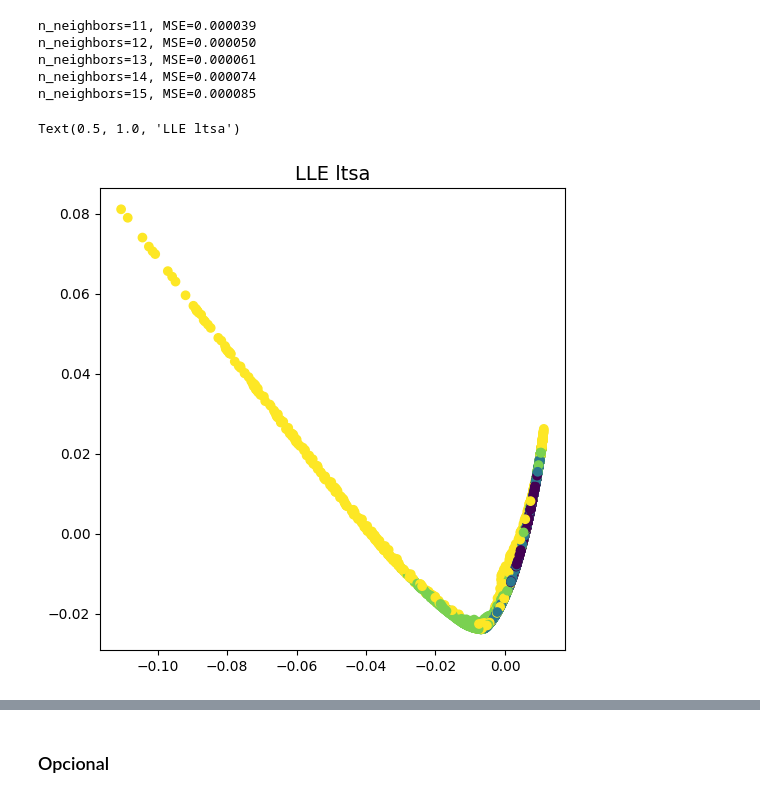
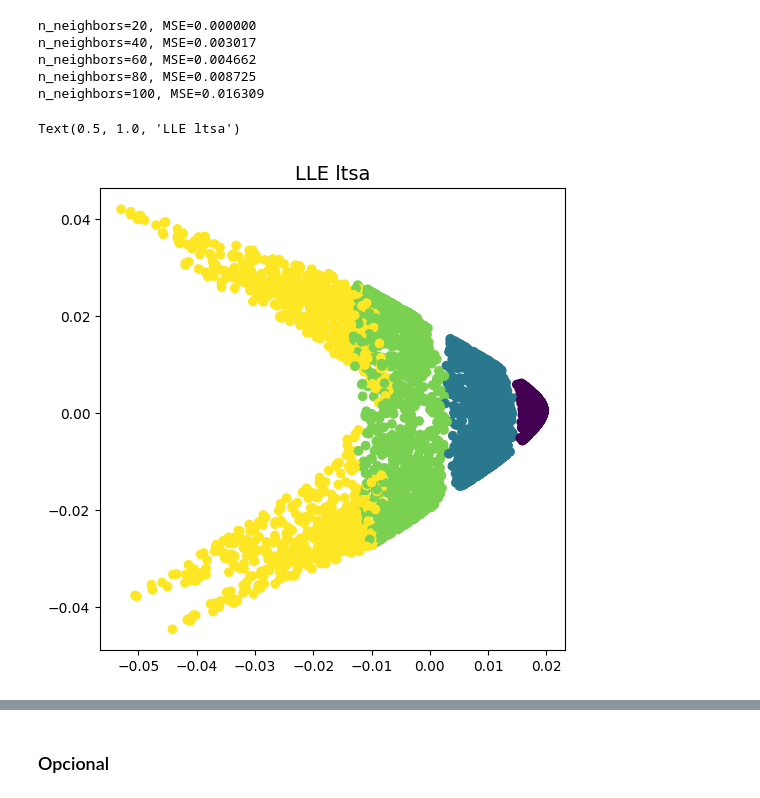
Before and after one commit to UO294431/NegocioPL, a Jupyter notebook: PL4/practica4.ipynb, the cells around one changed output, grey strips where cells are left out. Drawn from its saved outputs; the diff is of its cells as text; code cells hidden in the pictures.

```diff
--- a/PL4/practica4.ipynb
+++ b/PL4/practica4.ipynb
@@ -171,6 +172,8 @@ def sammon(x, n, display = 1, inputdist = 'raw', maxhalves = 20, maxiter = 500,
 data = pd.read_excel("4000datosSimuladosEnergia.xlsx")
 sr_points = data.iloc[:, :-1]
 sr_color = data.iloc[:, -1]
+std = StandardScaler()
+sr_points = std.fit_transform(sr_points)
 # %%
 fig = plt.figure(figsize=(6,6))
 k = 8
@@ -199,7 +202,7 @@ params = {
 }
 # %%
 mse_list = []
-for n in range (11,16,1):
+for n in range (20,101,20):
     n_neighbors = n  # neighborhood which is used to recover the locally linear structure
     n_components = 2  # number of coordinates for the manifold
     params = {
@@ -214,39 +217,39 @@ for n in range (11,16,1):
     X = model.fit_transform(points)
 
     mse = model.reconstruction_error_
     mse_list.append(mse)
     print(f"n_neighbors={n}, MSE={mse:.6f}")
 
 min = 1
 for i in range(len(mse_list)):
     if mse_list[i] < min:
         min = n+11
 
 n_neighbors = min  # neighborhood which is used to recover the locally linear structure
 n_components = 2  # number of coordinates for the manifold
 params = {
     "n_neighbors": n_neighbors,
     "n_components": n_components,
     "eigen_solver": "auto",
     "random_state": 0,
 }
 points = sr_points.copy()
 color = sr_color.copy()
 model = manifold.LocallyLinearEmbedding(method="ltsa", **params)
 X = model.fit_transform(points)
 
 fig = plt.figure(figsize=(6,6))
 ax = fig.add_subplot(1, 1, 1)
 ax.scatter(X[:, 0], X[:, 1], c=color)
 ax.set_title('LLE ltsa', size=14)
 # %% [output]
-n_neighbors=11, MSE=0.000039
-n_neighbors=12, MSE=0.000050
-n_neighbors=13, MSE=0.000061
-n_neighbors=14, MSE=0.000074
-n_neighbors=15, MSE=0.000085
+n_neighbors=20, MSE=0.000000
+n_neighbors=40, MSE=0.003017
+n_neighbors=60, MSE=0.004662
+n_neighbors=80, MSE=0.008725
+n_neighbors=100, MSE=0.016309
 Text(0.5, 1.0, 'LLE ltsa')
-[figure, old version]
+[figure, new version]
 # %%
 points = sr_points.copy()
 color = sr_color.copy()
```
Also changed, not shown: parts of 7 cells of this notebook, 2 other files.
